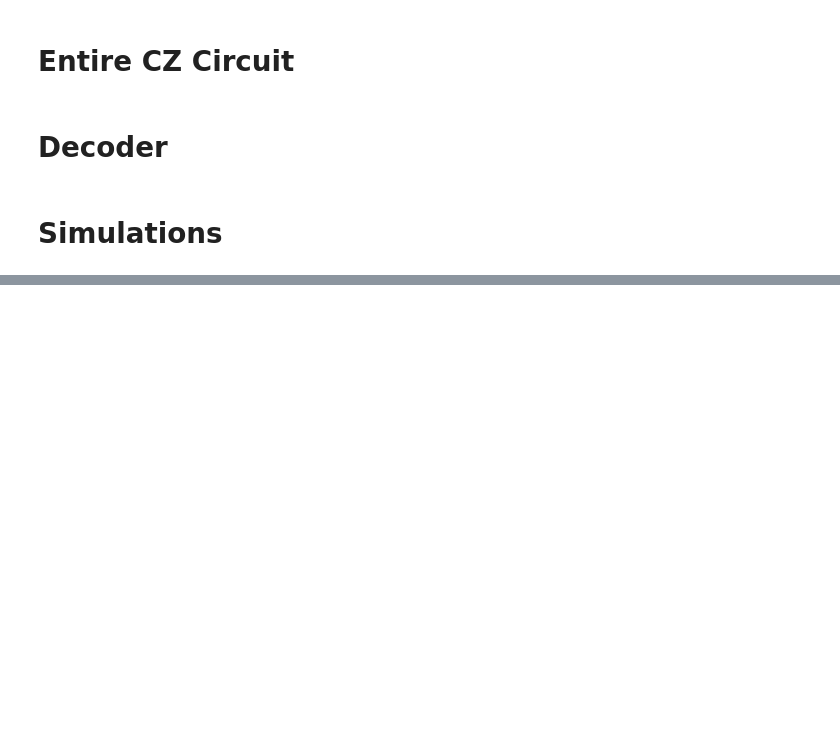
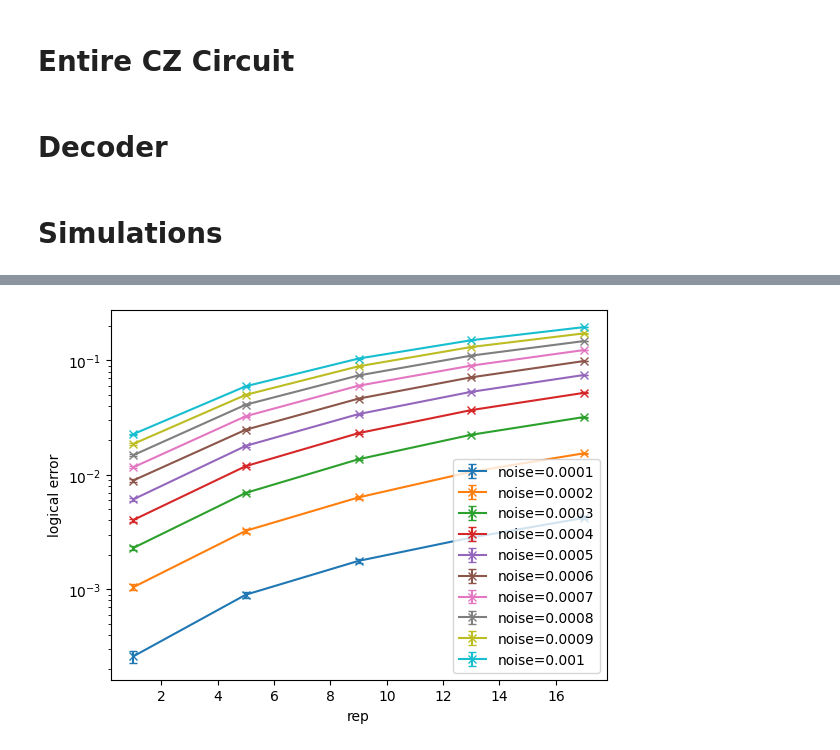
Before and after one commit to Sal7ySalt/Smallest-MSD-Protocol, a Jupyter notebook: Steane/logical_error_rate_cz.ipynb, the cells around one changed output, grey strips where cells are left out. Drawn from its saved outputs; the diff is of its cells as text; code cells hidden in the pictures; blank space fills up the shorter version.

```diff
--- a/Steane/logical_error_rate_cz.ipynb
+++ b/Steane/logical_error_rate_cz.ipynb
@@ -132,0 +137,26 @@ Text(0, 0.5, 'logical error')
+# %%
+# all_error.shape == (num_reps, num_noises)
+# uncertainties.shape == (num_reps, num_noises)
+all_error = np.array(all_error)
+all_unc = np.array(all_unc)
+num_reps, num_noises = all_error.shape
+
+x = range(1, 18, 4)
+
+for k in range(num_noises):
+    plt.errorbar(
+        x,
+        all_error[:, k],
+        yerr=all_unc[:, k],
+        fmt='-x',
+        capsize=3,
+        label=f'noise={noise_list[k]}'
+    )
+
+plt.yscale('log')
+plt.legend()
+plt.xlabel('rep')
+plt.ylabel('logical error')
+plt.show()
+# %% [output]
+[figure, added]
```
Also changed, not shown: parts of 1 cell of this notebook, 9 other files.
